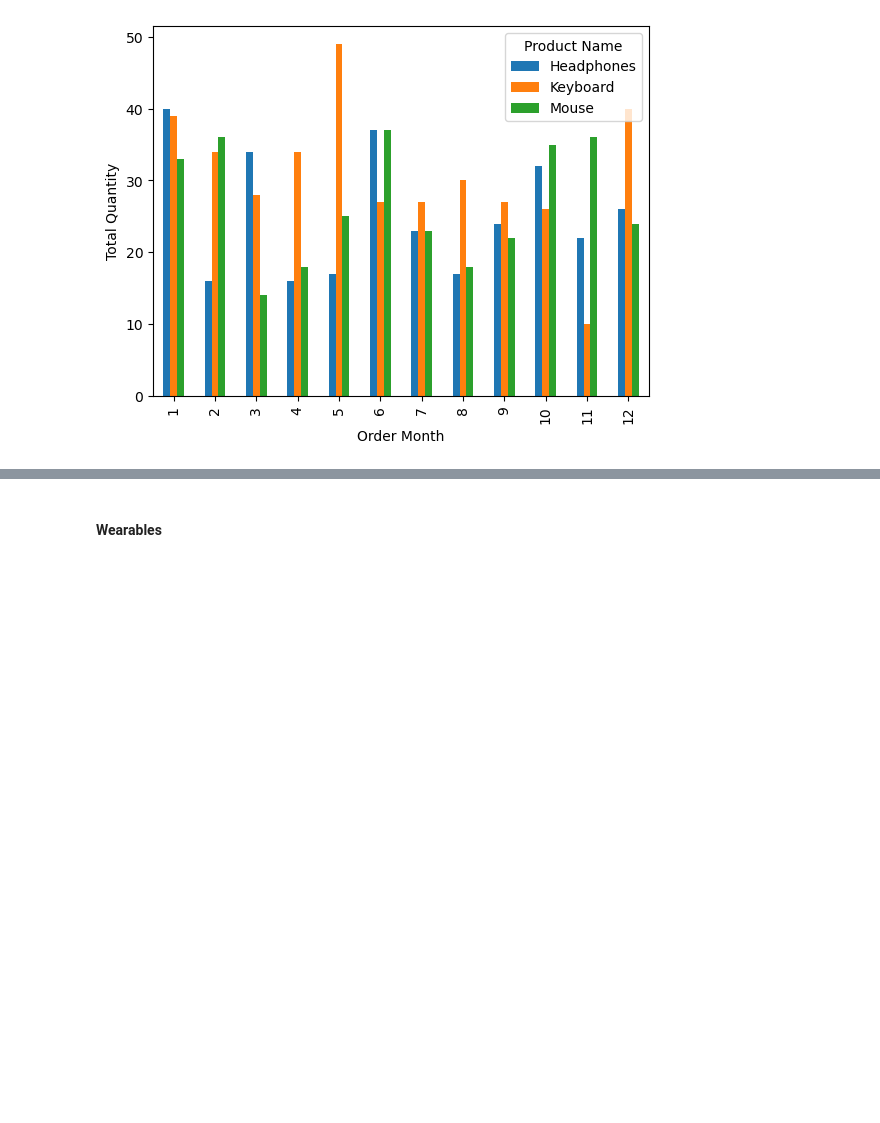
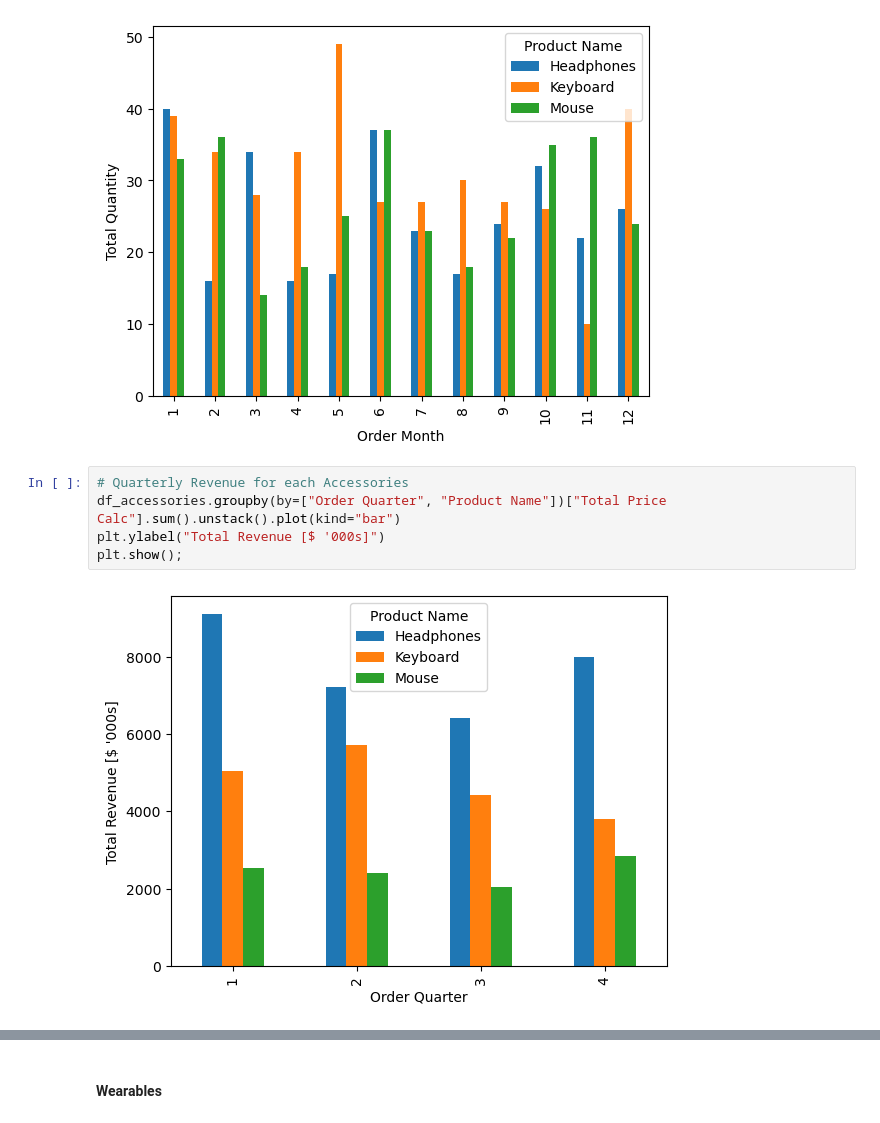
Before and after one commit to Mohammed-Hanan-Othman/ecommerce-sales-analysis, a Jupyter notebook: notebooks/3.product_performance.ipynb, the cells around one changed output, grey strips where cells are left out. Cells and saved outputs as stored; diff of their text form; blank space fills up the shorter version.

```diff
--- a/notebooks/3.product_performance.ipynb
+++ b/notebooks/3.product_performance.ipynb
@@ -193,3 +193,10 @@ plt.ylabel("Total Quantity")
 plt.show();
 # %% [output]
 [figure]
+# %%
+# Quarterly Revenue for each Accessories
+df_accessories.groupby(by=["Order Quarter", "Product Name"])["Total Price Calc"].sum().unstack().plot(kind="bar")
+plt.ylabel("Total Revenue [$ '000s]")
+plt.show();
+# %% [output]
+[figure, added]
```
Also changed, not shown: parts of 4 cells of this notebook.
